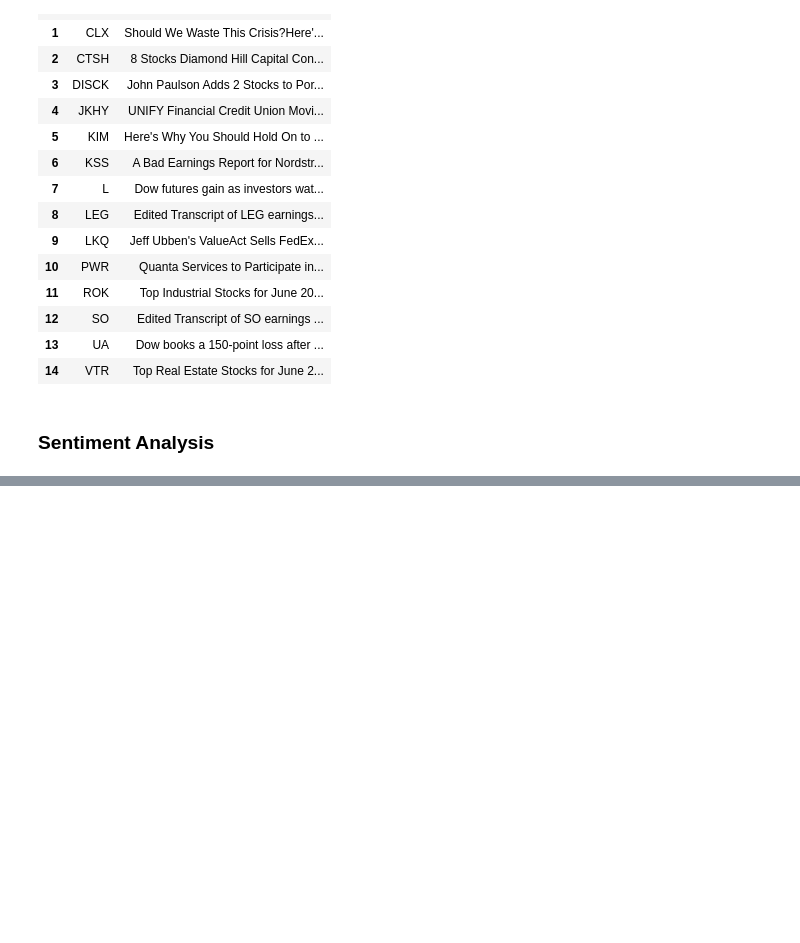
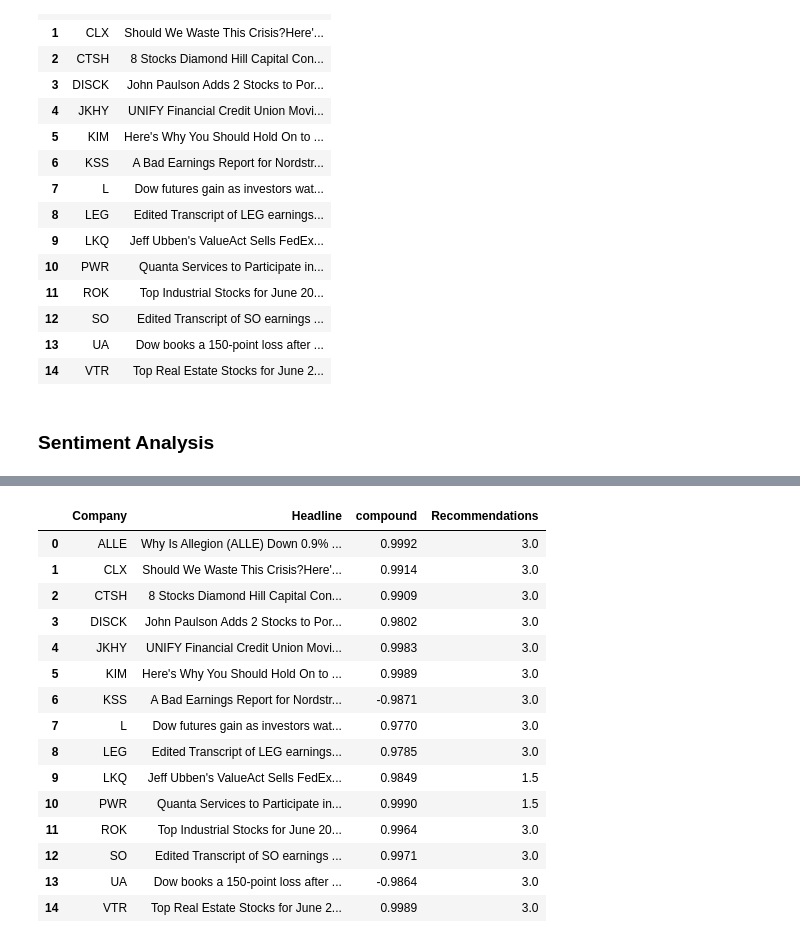
Before and after one commit to Niangmodou/NLP-Stock-Recommendation, a Jupyter notebook: main.ipynb, the cells around one changed output, grey strips where cells are left out. Cells and saved outputs as stored; diff of their text form; code cells hidden in the pictures; blank space fills up the shorter version.

Commit message:
Sentiment Analysis Complete

```diff
--- a/main.ipynb
+++ b/main.ipynb
@@ -206,3 +197,17 @@ parsed_news
 | 14 | VTR | Top Real Estate Stocks for June 2... |
 # %% [markdown]
 ### Sentiment Analysis
+# %%
+analyzer = SentimentIntensityAnalyzer()
+
+#Applying the Sentiment Analyzer to the headline column
+scores = parsed_news['Headline'].apply(analyzer.polarity_scores).tolist()
+
+scores_df = pd.DataFrame(scores)
+
+#Joining the scores DataFrame with the Ticker DataFrame
+parsed_news['compound'] = scores_df['compound']
+
+#Renaming Ticker Column to prepare for a Natural Join
+parsed_news = parsed_news.rename(columns={'Ticker':'Company'})
+parsed_news
@@ -208,0 +231,23 @@ parsed_news
+# %%
+#Merging Yahoo Finance Recommendations with Sentiment Score
+final_data = pd.merge(parsed_news,new_data, on='Company')
+del final_data['index']
+
+final_data
+# %% [output]
+|  | Company | Headline | compound | Recommendations |
+| 0 | ALLE | Why Is Allegion (ALLE) Down 0.9% ... | 0.9992 | 3.0 |
+| 1 | CLX | Should We Waste This Crisis?Here'... | 0.9914 | 3.0 |
+| 2 | CTSH | 8 Stocks Diamond Hill Capital Con... | 0.9909 | 3.0 |
+| 3 | DISCK | John Paulson Adds 2 Stocks to Por... | 0.9802 | 3.0 |
+| 4 | JKHY | UNIFY Financial Credit Union Movi... | 0.9983 | 3.0 |
+| 5 | KIM | Here's Why You Should Hold On to ... | 0.9989 | 3.0 |
+| 6 | KSS | A Bad Earnings Report for Nordstr... | -0.9871 | 3.0 |
+| 7 | L | Dow futures gain as investors wat... | 0.9770 | 3.0 |
+| 8 | LEG | Edited Transcript of LEG earnings... | 0.9785 | 3.0 |
+| 9 | LKQ | Jeff Ubben's ValueAct Sells FedEx... | 0.9849 | 1.5 |
+| 10 | PWR | Quanta Services to Participate in... | 0.9990 | 1.5 |
+| 11 | ROK | Top Industrial Stocks for June 20... | 0.9964 | 3.0 |
+| 12 | SO | Edited Transcript of SO earnings ... | 0.9971 | 3.0 |
+| 13 | UA | Dow books a 150-point loss after ... | -0.9864 | 3.0 |
+| 14 | VTR | Top Real Estate Stocks for June 2... | 0.9989 | 3.0 |
```
Also changed, not shown: parts of 4 cells of this notebook.
